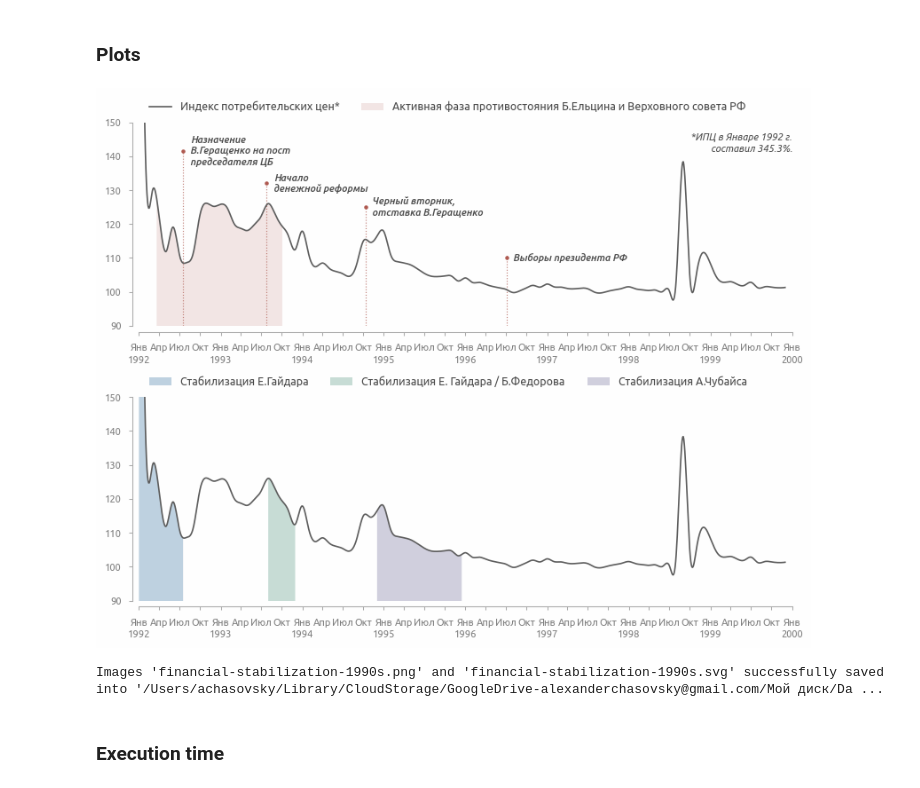
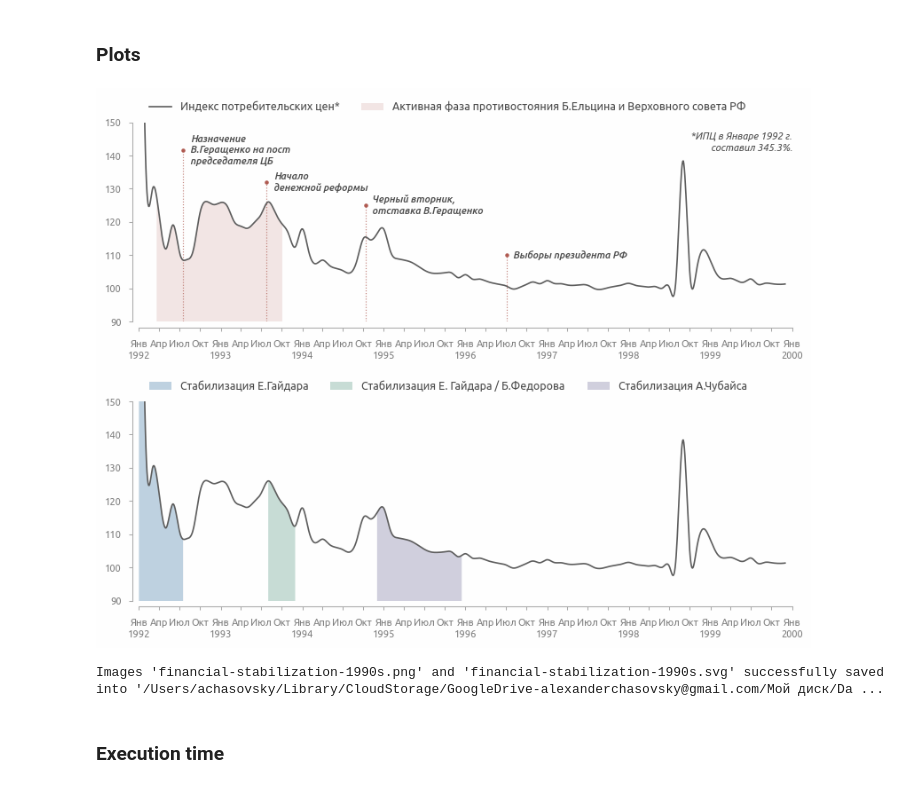
Before and after one commit to a-chasovsky/economics-rus, a Jupyter notebook: notebooks/visualization/inflation-1990s.ipynb, the cells around one changed output. Saved outputs shown, nothing was run; the diff lists cells and outputs as text; code cells hidden in the pictures.

```diff
--- a/notebooks/visualization/inflation-1990s.ipynb
+++ b/notebooks/visualization/inflation-1990s.ipynb
@@ -232,35 +232,35 @@ ax[1].fill_between(
 
 # legend
 ax[1].legend(ncols=3, **legend_inline)
 # ylim
 ax[1].set_xlim(left=dt.datetime.strptime('01-12-1991', '%d-%m-%Y'))
 ax[1].set_ylim(90, 150)
 ax[1].grid(False)
 # custmize xaxis r-style
 ax[1].set_xlim(ax[1].get_xticks()[1], ax[1].get_xticks()[-1])
 axis_rstyle(
     offset_bottom=5, offset_left=5,
     ax=ax[1])
 ax[1].xaxis.set_major_locator(matplotlib.dates.MonthLocator([1, 4, 7, 10]))
 ax[1].xaxis.set_major_formatter(matplotlib.dates.DateFormatter('%b'))
 axis_add_date_xaxis(ax=ax[1])
 axis_dates_capitalize(ax=ax[1])
 axis_dates_translate_months(ax=ax[1])
 # date format
 ax[1].tick_params(axis='both', direction='out')
 ax[1].tick_params(
     which='minor', direction='out',
     color='#AAAAAA', labelcolor='#808080')
 ax[1].tick_params(
     which='major', direction='out',
     color='#AAAAAA', labelcolor='#808080')
 
-plt.subplots_adjust(hspace=0.35)
+plt.subplots_adjust(hspace=0.4)
 plt.show()
 
 savefig('financial-stabilization-1990s', dir=save_img, dpi=100)
 # %% [output]
-[figure, old version]
+[figure, new version]
 Images 'financial-stabilization-1990s.png' and 'financial-stabilization-1990s.svg' successfully saved into '/Users/achasovsky/Library/CloudStorage/GoogleDrive-alexanderchasovsky@gmail.com/Мой диск/Da ...
 # %%
 set_location()
```
Also changed, not shown: 2 other files.
